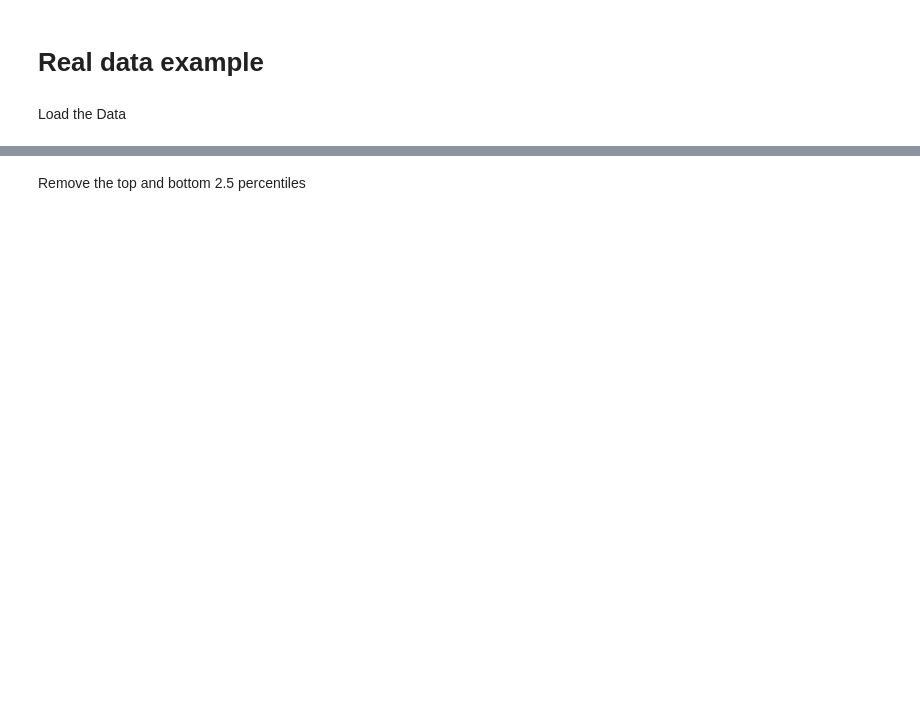
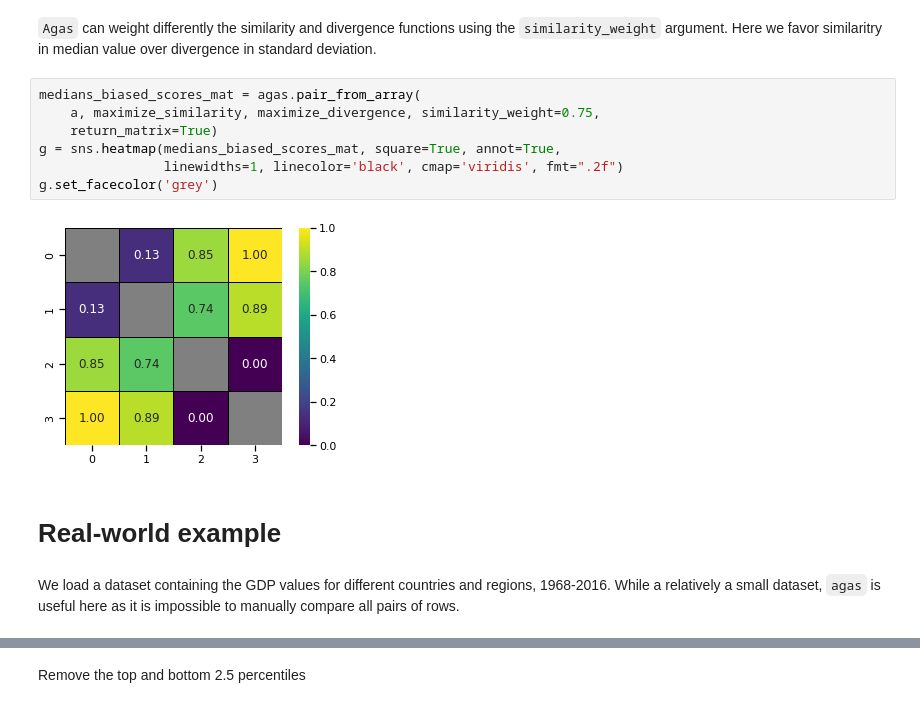
Before and after one commit to EitanHemed/agas, a Jupyter notebook: doc/tutorial.ipynb, the cells around one changed output, grey strips where cells are left out. Cells and saved outputs as stored; diff of their text form; blank space fills up the shorter version.

```diff
--- a/doc/tutorial.ipynb
+++ b/doc/tutorial.ipynb
@@ -78,7 +103,19 @@ array([[1, 1, 1, 0],
+# %% [markdown]
+`Agas` can weight differently the similarity and divergence functions using the `similarity_weight` argument.
+Here we favor similaritry in median value over divergence in standard deviation.
+# %%
+medians_biased_scores_mat = agas.pair_from_array(
+    a, maximize_similarity, maximize_divergence, similarity_weight=0.75,
+    return_matrix=True)
+g = sns.heatmap(medians_biased_scores_mat, square=True, annot=True,
+                linewidths=1, linecolor='black', cmap='viridis', fmt=".2f")
+g.set_facecolor('grey')
+# %% [output]
+[figure, added]
 # %% [markdown]
-# Real data example
+# Real-world example
-# %% [markdown]
-Load the Data
+# %% [markdown]
+We load a dataset containing the GDP values for different countries and regions, 1968-2016. While a relatively a small dataset, `agas` is useful here as it is impossible to manually compare all pairs of rows.
 # %%
 url = 'https://datahub.io/core/gdp/r/gdp.csv'
 df = pd.read_csv(url)
```
Also changed, not shown: parts of 40 cells of this notebook, 1 other file.
